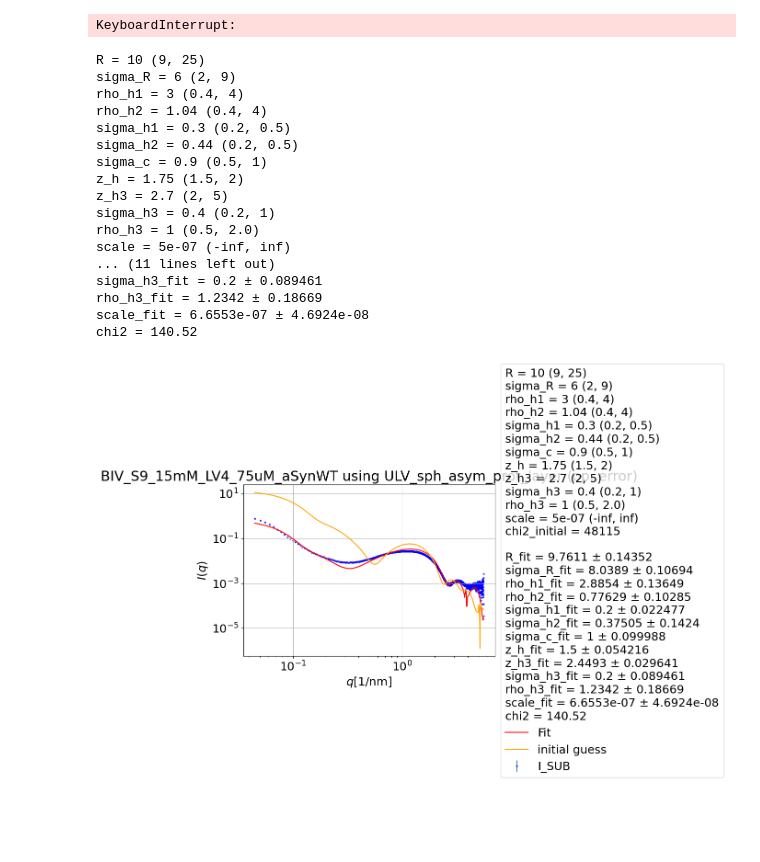
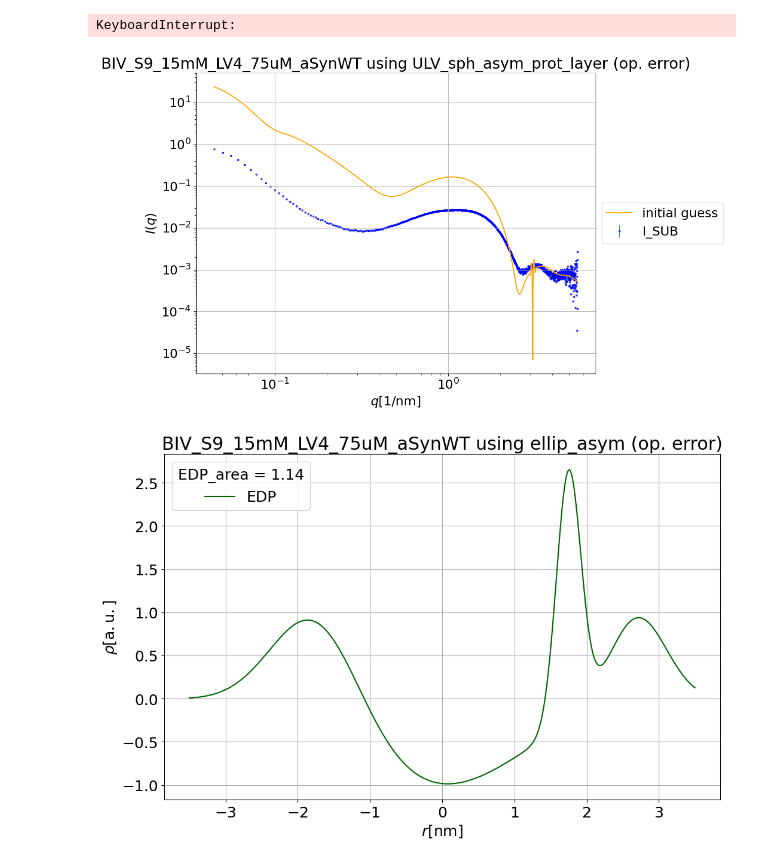
Before and after one commit to riko-hilger/BM29_data_and_analysis_2026, a Jupyter notebook: analysis_BM29_July2026/Fit_LV4+aSyn/high_aSyn_LV4_fit_Aug16.ipynb, the cells around one changed output. Saved outputs shown, nothing was run; the diff lists cells and outputs as text; code cells hidden in the pictures; blank space fills up the shorter version.

```diff
--- a/analysis_BM29_July2026/Fit_LV4+aSyn/high_aSyn_LV4_fit_Aug16.ipynb
+++ b/analysis_BM29_July2026/Fit_LV4+aSyn/high_aSyn_LV4_fit_Aug16.ipynb
@@ -250,20 +250,20 @@ q     = q
 I     = I
 I_err = np.abs(I / 30) #Ierr
 
-thinning = 2
+thinning = 1
 q_thinned = q[::thinning]
 I_thinned = I[::thinning]
 I_err_thinned = I_err[::thinning]
 
 # ========================== Parameters ==========================
 # ======================================================================
-R = 10
-sigma_R = 6
-rho_h1 = 3
-rho_h2 = 1.04
-sigma_h1 = 0.3
-sigma_h2 = 0.44
-sigma_c = 0.9
+R = 20
+sigma_R = 10
+rho_h1 = 1.2
+rho_h2 = 2.9
+sigma_h1 = 0.6
+sigma_h2 = 0.17
+sigma_c = 1.15
 z_h = 1.75
 z_h3 = 2.7
 sigma_h3 = 0.4
@@ -273,60 +273,43 @@ scale = 5e-7
 p0           = [        R,  sigma_R,       rho_h1, rho_h2,   sigma_h1, sigma_h2,  sigma_c,      z_h,  z_h3, sigma_h3,   rho_h3,    scale] # ,   c2,   c3,       c4]
 lower_bounds = [        9,        2,          0.4,    0.4,        0.2,      0.2,      0.5,      1.5,     2,      0.2,      0.5,  -np.inf] #,    0,    0,  -np.inf]
 upper_bounds = [       25,        9,            4,      4,        0.5,      0.5,        1,        2,     5,        1,      2.0,  +np.inf] # ,  0.2,  0.5,  +np.inf]
 
 #======================== Fit ===========================================
-popt, pcov = curve_fit(fit_function, q_thinned, I_thinned, sigma=I_err_thinned, maxfev=10000, p0=p0, bounds = (lower_bounds, upper_bounds))
+# popt, pcov = curve_fit(fit_function, q_thinned, I_thinned, sigma=I_err_thinned, maxfev=10000, p0=p0, bounds = (lower_bounds, upper_bounds))
 
-param_names = ["R_fit", "sigma_R_fit", "rho_h1_fit", "rho_h2_fit",
-                                "sigma_h1_fit", "sigma_h2_fit", "sigma_c_fit","z_h_fit", "z_h3_fit", "sigma_h3_fit", "rho_h3_fit", "scale_fit"]
+# param_names = ["R_fit", "sigma_R_fit", "rho_h1_fit", "rho_h2_fit",
+#                                 "sigma_h1_fit", "sigma_h2_fit", "sigma_c_fit","z_h_fit", "z_h3_fit", "sigma_h3_fit", "rho_h3_fit", "scale_fit"]
 
-perr = np.sqrt(np.diag(pcov))
-for name, value in zip(param_names, popt):
-    globals()[name] = value
-chi2, info_text_print = fit.all_info(q, I, I_err, param_names, p0, popt, perr, fit_function, lower_bounds, upper_bounds)
+# perr = np.sqrt(np.diag(pcov))
+# for name, value in zip(param_names, popt):
+#     globals()[name] = value
+# chi2, info_text_print = fit.all_info(q, I, I_err, param_names, p0, popt, perr, fit_function, lower_bounds, upper_bounds)
 # #=========================== Plot ===========================================
 
 q_fit = np.linspace(min(q), max(q), len(q_thinned))
 plt.figure(figsize=(12, 7.5))
 plt.errorbar(q, I, I_err, marker="o", markersize=2,markeredgewidth=1,markeredgecolor='Blue', markerfacecolor='None', alpha=0.85, ls="None", label='I_SUB', zorder=1)
-plt.loglog(q_fit, fit_function(q_fit, *popt), color='red', label='Fit')
+# plt.loglog(q_fit, fit_function(q_fit, *popt), color='red', label='Fit')
 plt.loglog(q_fit, fit_function(q_fit, *p0), color='orange', label='initial guess')
 #plt.loglog(q_fit, fit.powerlaw_bgr(q_fit, c2_fit, c3_fit, c4_fit), color='black', label='pow law bgr')
 #plt.loglog(q_fit, fit.powerlaw_bgr(q_fit, c2, c3, c4), color='black', label='initial bgr', ls="--")
 
 plt.xlabel('$q [1/\\mathrm{nm}]$')
 plt.ylabel('$I(q)$')
 plt.title(f'{BM29.sample_dict[sample]} using ULV_sph_asym_prot_layer (op. error)')
 plt.grid(True)
 plt.legend()
 legend = plt.legend(loc='center left', bbox_to_anchor=(1, 0.5), alignment='left')
-legend.set_title(info_text_print)
-print(info_text_print)
+# legend.set_title(info_text_print)
+# print(info_text_print)
 
 plt.tight_layout()
 # plt.savefig(target_folder / f"LV4_{fit_function.__name__}_FINAL_Jan31.png", bbox_inches='tight', pad_inches=0.05)
 plt.show()
 info_text="_"
 #==================== EDP Plot ==================================================
-# fig=fit.EDP_plot(R, sigma_h1_fit, sigma_h2_fit, sigma_c_fit, rho_h1_fit, rho_h2_fit, z_h_fit, z_h_fit, info_text_print,
-#              f'{BM29.sample_dict[sample]} using ellip_asym (op. error)')
+fig=fit.EDP_plot(R, sigma_h1, sigma_h2, sigma_c, rho_h1, rho_h2, z_h, z_h, info_text,  f'{BM29.sample_dict[sample]} using ellip_asym (op. error)', z_h3, sigma_h3, rho_h3)
 # fig.savefig(target_folder / f"LV4_EDP_{fit_function.__name__}_FINAL.png", dpi=400, bbox_inches='tight', pad_inches=0.05)
 # %% [output]
-R = 10 (9, 25)
-sigma_R = 6 (2, 9)
-rho_h1 = 3 (0.4, 4)
-rho_h2 = 1.04 (0.4, 4)
-sigma_h1 = 0.3 (0.2, 0.5)
-sigma_h2 = 0.44 (0.2, 0.5)
-sigma_c = 0.9 (0.5, 1)
-z_h = 1.75 (1.5, 2)
-z_h3 = 2.7 (2, 5)
-sigma_h3 = 0.4 (0.2, 1)
-rho_h3 = 1 (0.5, 2.0)
-scale = 5e-07 (-inf, inf)
-... (11 lines left out)
-sigma_h3_fit = 0.2 ± 0.089461
-rho_h3_fit = 1.2342 ± 0.18669
-scale_fit = 6.6553e-07 ± 4.6924e-08
-chi2 = 140.52
-[figure, old version]
+[figure, new version]
+[figure, added]
```
Also changed, not shown: 3 other files.
